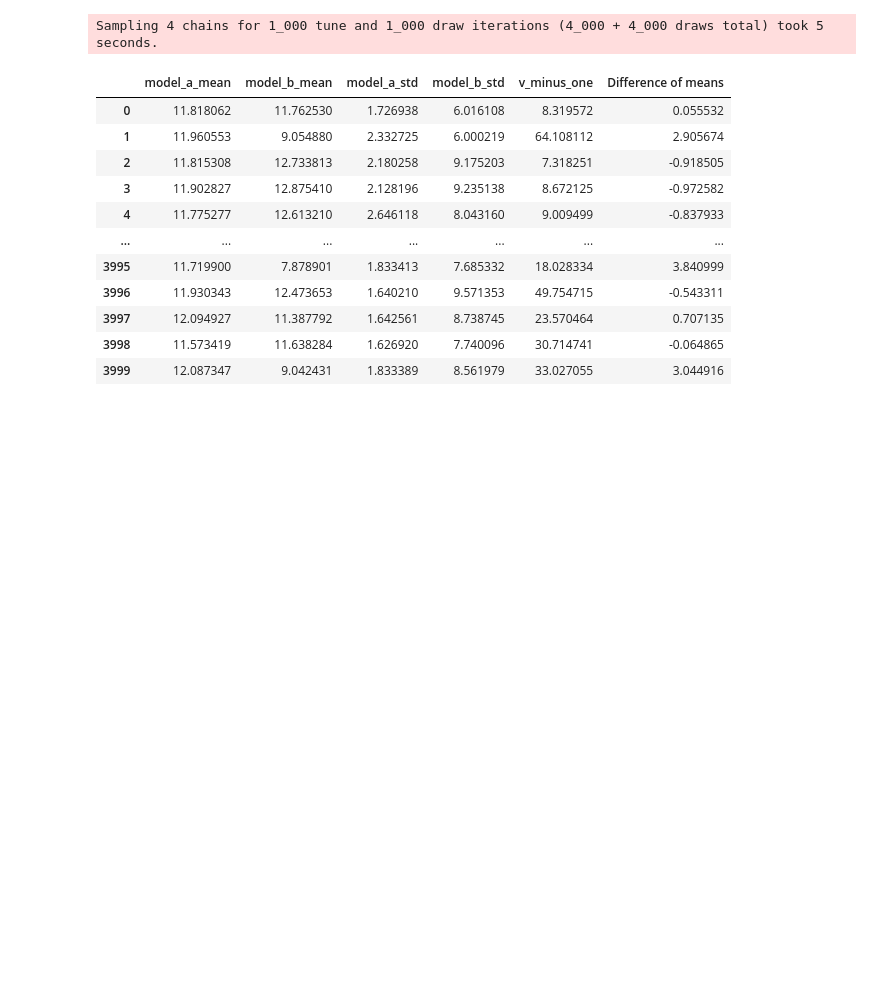
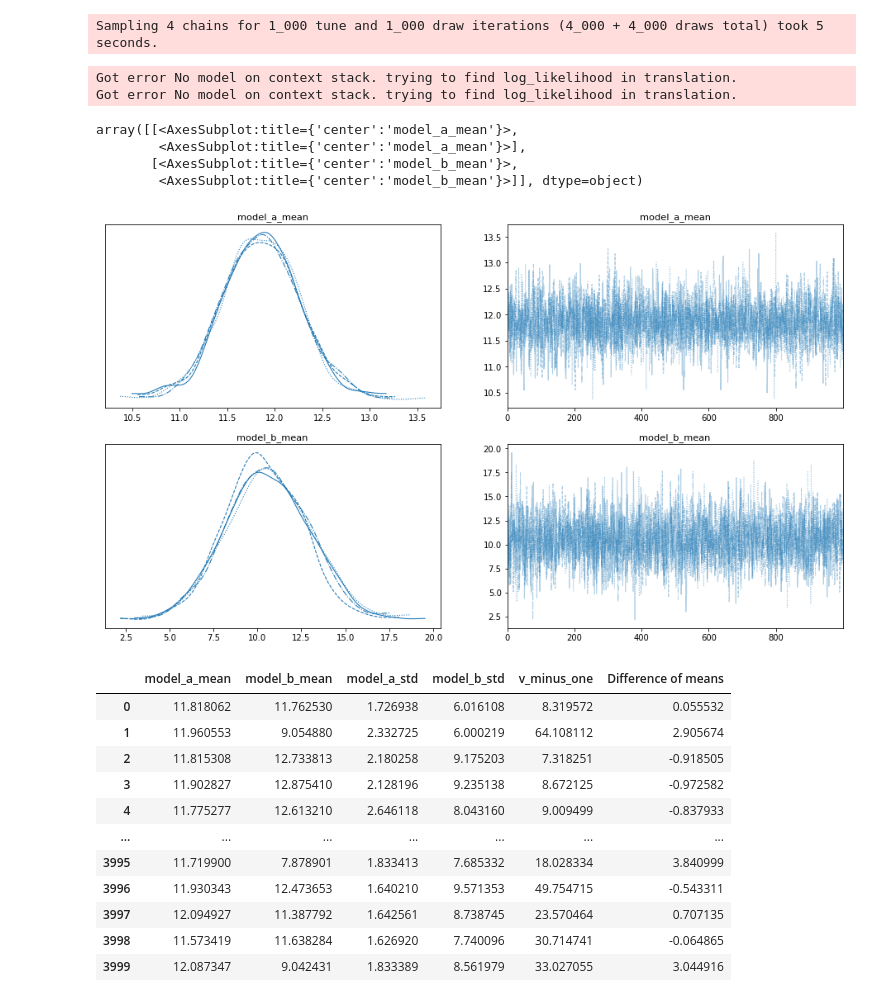
Before and after one commit to gnthibault/Optimisation-Python, a Jupyter notebook: StatisticalTest.ipynb, the cells around one changed output. Drawn from its saved outputs; the diff is of its cells as text; code cells hidden in the pictures; blank space fills up the shorter version.

```diff
--- a/StatisticalTest.ipynb
+++ b/StatisticalTest.ipynb
@@ -1554,6 +1556,16 @@ Multiprocess sampling (4 chains in 4 jobs)
 NUTS: [v_minus_one, model_b_std, model_a_std, model_b_mean, model_a_mean]
 [interactive output not drawn]
 Sampling 4 chains for 1_000 tune and 1_000 draw iterations (4_000 + 4_000 draws total) took 5 seconds.
+# %%
+az.plot_trace(trace, var_names=['model_a_mean', 'model_b_mean'], combined=False, compact=True, figsize = (16, 9))
+# %% [output]
+Got error No model on context stack. trying to find log_likelihood in translation.
+Got error No model on context stack. trying to find log_likelihood in translation.
+array([[<AxesSubplot:title={'center':'model_a_mean'}>,
+        <AxesSubplot:title={'center':'model_a_mean'}>],
+       [<AxesSubplot:title={'center':'model_b_mean'}>,
+        <AxesSubplot:title={'center':'model_b_mean'}>]], dtype=object)
+[figure, added]
 # %%
 trace_df
 # %% [output]
```
Also changed, not shown: parts of 2 cells of this notebook.
